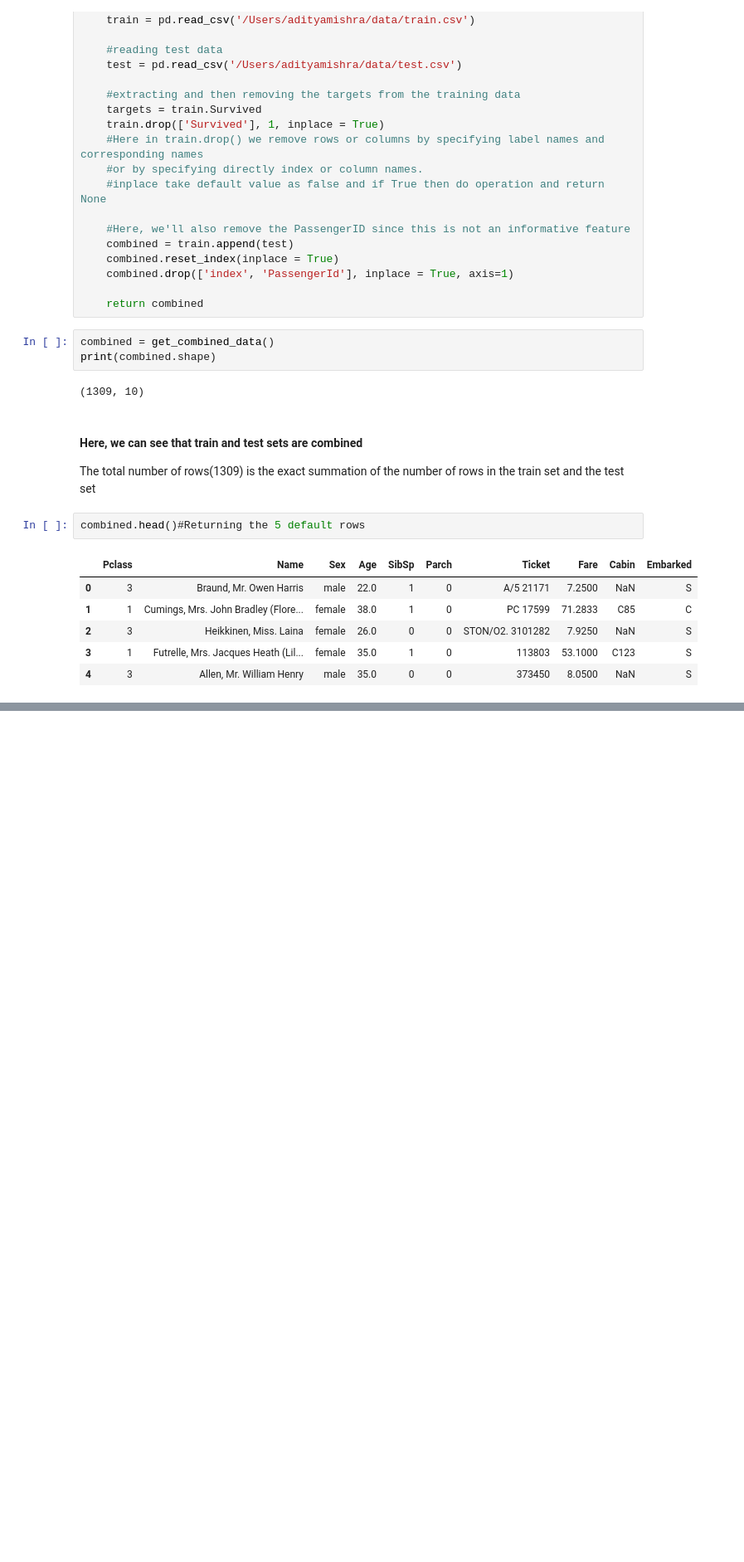
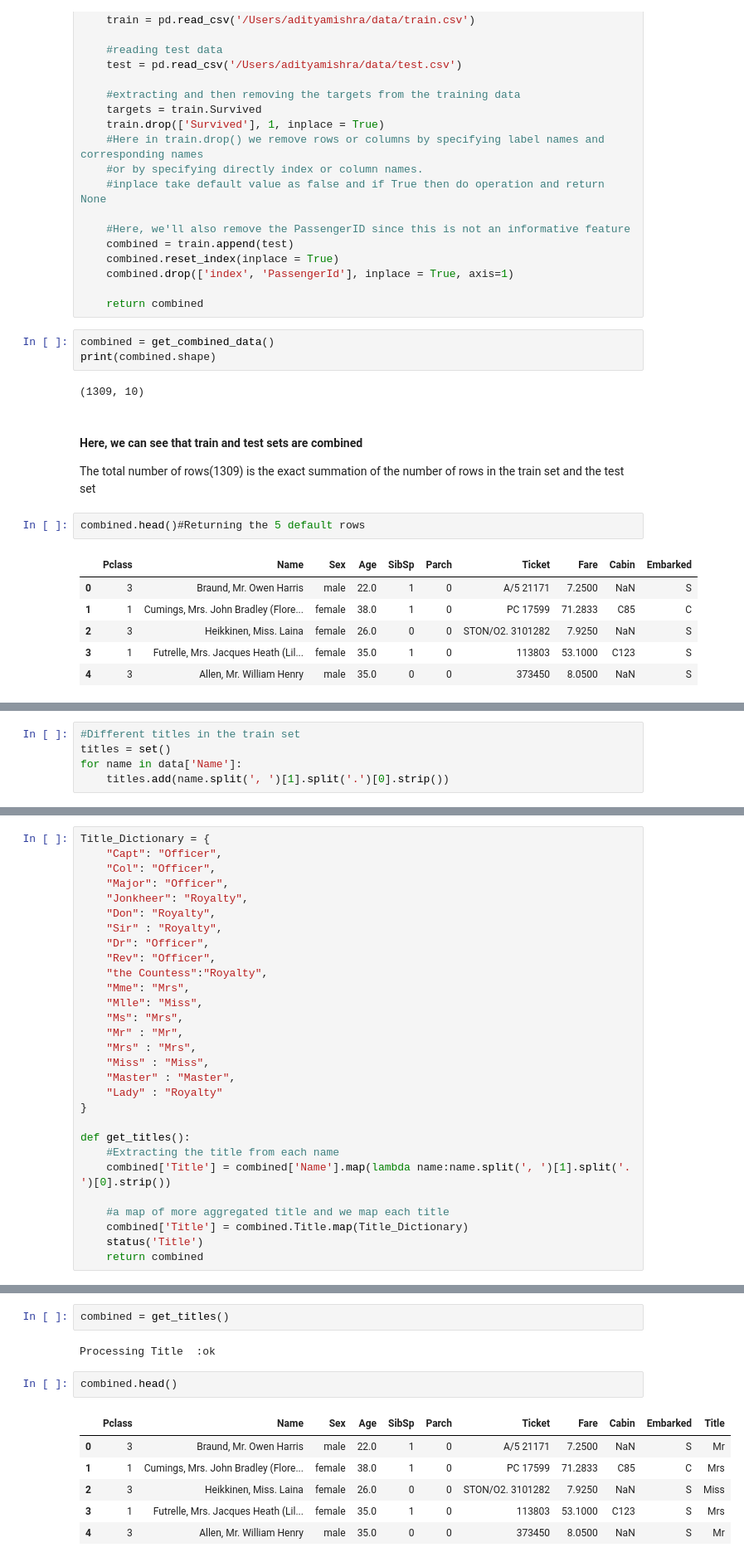
Before and after one commit to aaditya29/Kaggle-Titanic-Jupyter-Notebook, a Jupyter notebook: Titanic.ipynb, the cells around one changed output, grey strips where cells are left out. Shown: that part at 83% size. Saved outputs shown, nothing was run; the diff lists cells and outputs as text; blank space fills up the shorter version.

```diff
--- a/Titanic.ipynb
+++ b/Titanic.ipynb
@@ -227,0 +233,5 @@ combined.head()#Returning the 5 default rows
+# %%
+#Different titles in the train set
+titles = set()
+for name in data['Name']:
+    titles.add(name.split(', ')[1].split('.')[0].strip())
@@ -227,0 +242,29 @@ combined.head()#Returning the 5 default rows
+# %%
+Title_Dictionary = {
+    "Capt": "Officer",
+    "Col": "Officer",
+    "Major": "Officer",
+    "Jonkheer": "Royalty",
+    "Don": "Royalty",
+    "Sir" : "Royalty",
+    "Dr": "Officer",
+    "Rev": "Officer",
+    "the Countess":"Royalty",
+    "Mme": "Mrs",
+    "Mlle": "Miss",
+    "Ms": "Mrs",
+    "Mr" : "Mr",
+    "Mrs" : "Mrs",
+    "Miss" : "Miss",
+    "Master" : "Master",
+    "Lady" : "Royalty"
+}
+
+def get_titles():
+    #Extracting the title from each name
+    combined['Title'] = combined['Name'].map(lambda name:name.split(', ')[1].split('. ')[0].strip())
+
+    #a map of more aggregated title and we map each title
+    combined['Title'] = combined.Title.map(Title_Dictionary)
+    status('Title')
+    return combined
@@ -227,0 +279,13 @@ combined.head()#Returning the 5 default rows
+# %%
+combined = get_titles()
+# %% [output]
+Processing Title  :ok
+# %%
+combined.head()
+# %% [output]
+|  | Pclass | Name | Sex | Age | SibSp | Parch | Ticket | Fare | Cabin | Embarked | Title |
+| 0 | 3 | Braund, Mr. Owen Harris | male | 22.0 | 1 | 0 | A/5 21171 | 7.2500 | NaN | S | Mr |
+| 1 | 1 | Cumings, Mrs. John Bradley (Flore... | female | 38.0 | 1 | 0 | PC 17599 | 71.2833 | C85 | C | Mrs |
+| 2 | 3 | Heikkinen, Miss. Laina | female | 26.0 | 0 | 0 | STON/O2. 3101282 | 7.9250 | NaN | S | Miss |
+| 3 | 1 | Futrelle, Mrs. Jacques Heath (Lil... | female | 35.0 | 1 | 0 | 113803 | 53.1000 | C123 | S | Mrs |
+| 4 | 3 | Allen, Mr. William Henry | male | 35.0 | 0 | 0 | 373450 | 8.0500 | NaN | S | Mr |
```
Also changed, not shown: parts of 19 cells of this notebook.
